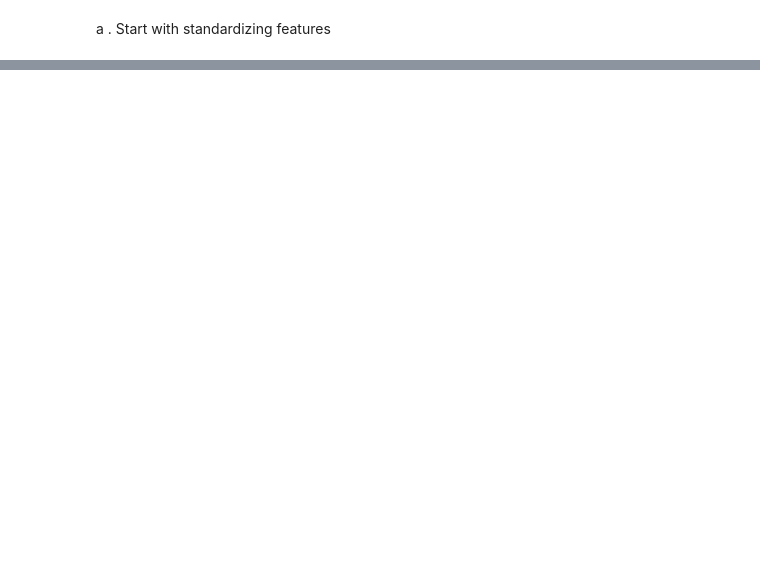
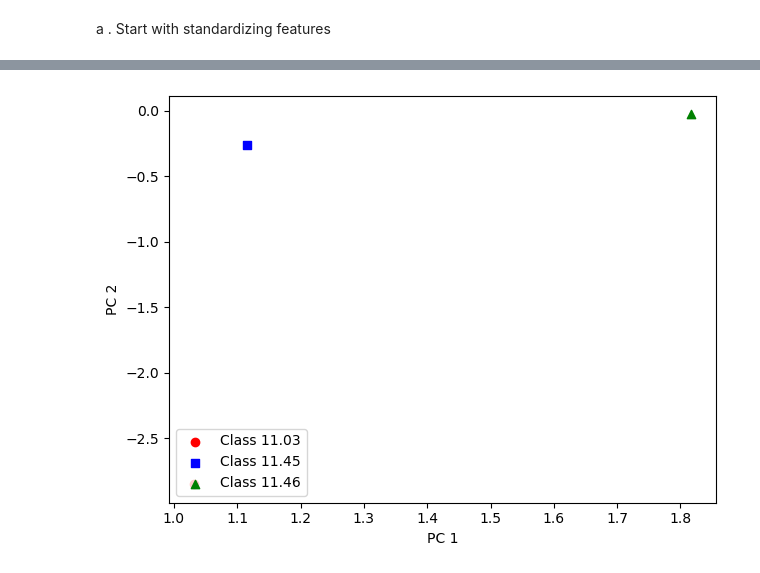
Before and after one commit to Danlof/Dimensionality_reduction, a Jupyter notebook: Untitled.ipynb, the cells around one changed output, grey strips where cells are left out. Cells and saved outputs as stored; diff of their text form; code cells hidden in the pictures; blank space fills up the shorter version.

```diff
--- a/Untitled.ipynb
+++ b/Untitled.ipynb
@@ -104,0 +101,14 @@ plt.show
+# %%
+#make a list of eigenvalues and eigenvectors as a pair
+
+eigen_pairs = [(np.abs(eigen_vals[i]),eigen_vecs[:,i]) for i in range(len(eigen_vals))]
+
+#sort the tuple in descending order
+eigen_pairs.sort(key=lambda k:k[0],reverse=True)
+# %%
+# taking the two largest eigenvectors (the eigenvectors corresponding to the first and second largest absolute eigenvalues)
+# and stacking them horizontally to create a matrix
+
+w = np.hstack((eigen_pairs[0][1][:,np.newaxis],eigen_pairs[1][1][:,np.newaxis]))
+
+print('Matrix w:\n',w)
@@ -104,0 +137,5 @@ plt.show
+# %%
+# similarly transforming the entire features from the x_train_std
+
+X_train_pca=X_train_std.dot(w)
+X_train_pca
@@ -104,0 +160,19 @@ plt.show
+# %%
+# visulization of the transformed wine dataset
+
+colors = ['r', 'b', 'g']
+markers = ['o', 's', '^']
+
+for l, c, m in zip(np.unique(y_train), colors, markers):
+    plt.scatter(X_train_pca[y_train==l, 0],
+                X_train_pca[y_train==l, 1],
+                c=c, label=f'Class {l}',
+                marker=m)
+
+plt.xlabel('PC 1')
+plt.ylabel('PC 2')
+plt.legend(loc='lower left')
+plt.tight_layout()
+plt.show()
+# %% [output]
+[figure, added]
```
Also changed, not shown: parts of 16 cells of this notebook.
